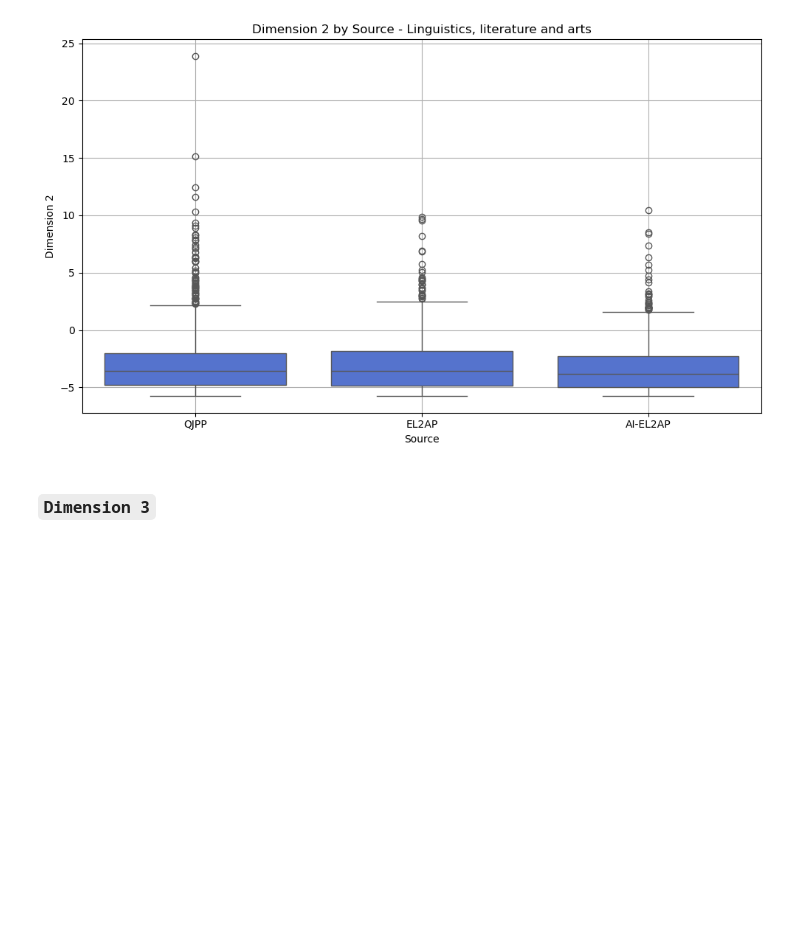
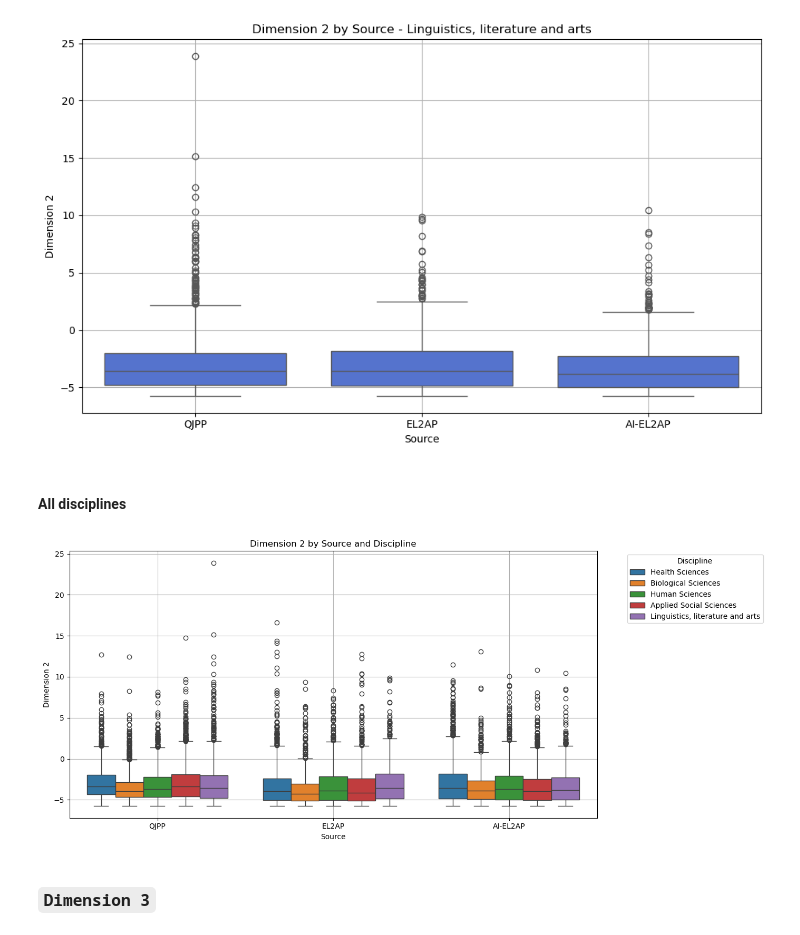
Before and after one commit to eyamrog/cl_st4_eyamrog, a Jupyter notebook: CL_St4_Ph2_eyamrog.ipynb, the cells around one changed output. Cells and saved outputs as stored; diff of their text form; code cells hidden in the pictures; blank space fills up the shorter version.

```diff
--- a/CL_St4_Ph2_eyamrog.ipynb
+++ b/CL_St4_Ph2_eyamrog.ipynb
@@ -342,6 +388,14 @@ plot_filepath = f"{output_directory}/{filename}.png"
 boxplot_by_source(plot_filepath, 'Dimension 2', 'Linguistics, literature and arts', source_order=custom_order)
 # %% [output]
 [figure]
+# %% [markdown]
+#### All disciplines
+# %%
+filename = 'dim2_by_source_all_disciplines'
+plot_filepath = f"{output_directory}/{filename}.png"
+boxplot_by_source_all_disciplines(plot_filepath, 'Dimension 2')
+# %% [output]
+[figure, added]
 # %% [markdown]
 ### `Dimension 3`
 # %% [markdown]
```
Also changed, not shown: parts of 10 cells of this notebook, 6 other files.
